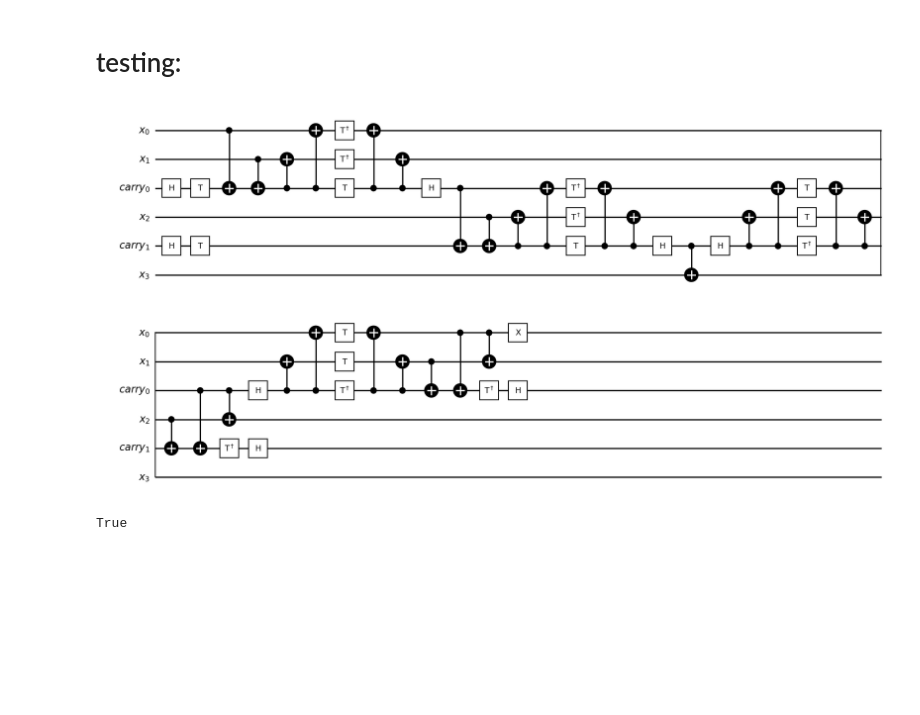
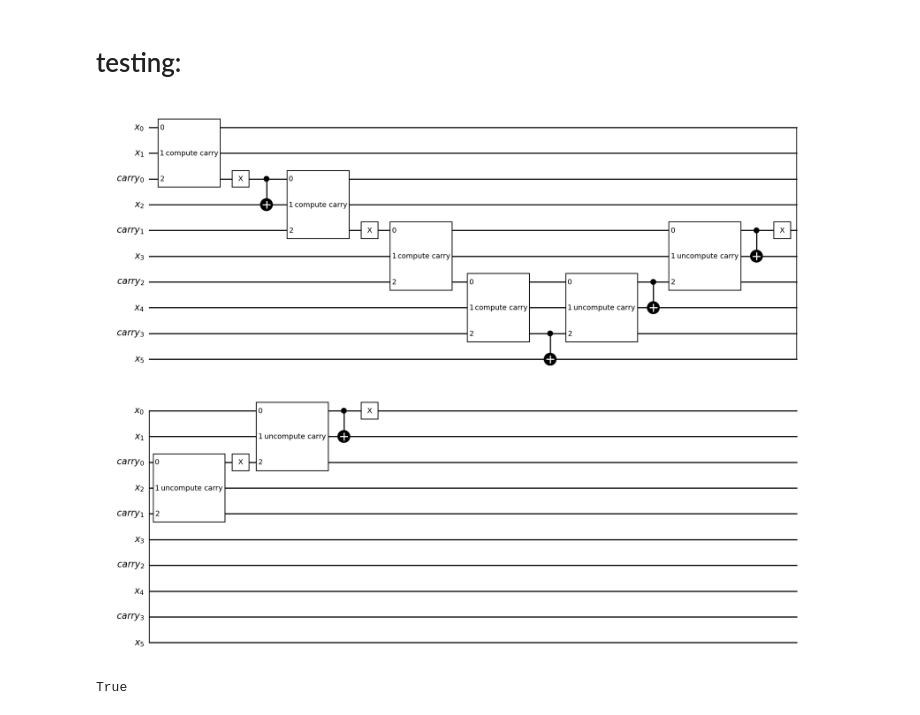
Before and after one commit to akos-nagy/quantum_shifter, a Jupyter notebook: quantum_shifter.ipynb, the cells around one changed output. Drawn from its saved outputs; the diff is of its cells as text; code cells hidden in the pictures; blank space fills up the shorter version.

```diff
--- a/quantum_shifter.ipynb
+++ b/quantum_shifter.ipynb
@@ -96,7 +96,7 @@ def measurement_free_quantum_shifter(k, d):
 
     k_bits = (k >> np.arange(1, d))%2
 
-    compute_carry_gate = compute_carry()#.to_gate()
+    compute_carry_gate = compute_carry().to_gate()
     uncompute_carry_gate = compute_carry_gate.inverse()
     uncompute_carry_gate.label = f"uncompute carry"
 
@@ -104,7 +104,6 @@ def measurement_free_quantum_shifter(k, d):
         quantum_shifter_circuit.x(qregx[0])
         quantum_shifter_circuit.cx(qregx[0], qregx[1])
     quantum_shifter_circuit.compose(compute_carry_gate, qubits=[qregx[0], qregx[1], qcarry[0]], inplace=True)
-    #quantum_shifter_circuit.ccx(qregx[0], qregx[1], qcarry[0])
 
     for idx in range(1, d - 2):
         if k_bits[idx - 1] != k_bits[idx]:
@@ -112,7 +111,6 @@ def measurement_free_quantum_shifter(k, d):
         if k_bits[idx] == 1:
             quantum_shifter_circuit.cx(qcarry[idx - 1], qregx[idx + 1])
         quantum_shifter_circuit.compose(compute_carry_gate, qubits=[qcarry[idx - 1], qregx[idx + 1], qcarry[idx]], inplace=True)
-        #quantum_shifter_circuit.ccx(qcarry[idx - 1], qregx[idx + 1], qcarry[idx])
 
     if k_bits[- 2] != k_bits[- 1]:
         quantum_shifter_circuit.x(qregx[- 1])
@@ -120,14 +118,12 @@ def measurement_free_quantum_shifter(k, d):
 
     for idx in range(d - 3, 0, - 1):
         quantum_shifter_circuit.compose(uncompute_carry_gate, qubits=[qcarry[idx - 1], qregx[idx + 1], qcarry[idx]], inplace=True)
-        #quantum_shifter_circuit.ccx(qcarry[idx - 1], qregx[idx + 1], qcarry[idx])
         if k_bits[idx] == 0:
             quantum_shifter_circuit.cx(qcarry[idx - 1], qregx[idx + 1])
         if k_bits[idx - 1] != k_bits[idx]:
             quantum_shifter_circuit.x(qcarry[idx - 1])
 
     quantum_shifter_circuit.compose(uncompute_carry_gate, qubits=[qregx[0], qregx[1], qcarry[0]], inplace=True)
-    #quantum_shifter_circuit.ccx(qregx[0], qregx[1], qcarry[0])
     if k_bits[0] == 0:
         quantum_shifter_circuit.cx(qregx[0], qregx[1])
         quantum_shifter_circuit.x(qregx[0])
@@ -136,10 +132,10 @@ def measurement_free_quantum_shifter(k, d):
 # %% [markdown]
 # testing:
 # %%
-k, d = 1, 4
+k, d = 5, 6
 measurement_free_quantum_shifter(k, d).draw(output="mpl", style="bw", wire_order=wire_order_maker(d))
 # %% [output]
-[figure, old version]
+[figure, new version]
 # %%
 U = np.array(Operator(measurement_free_quantum_shifter(k, d)))[np.ix_(np.arange(1 << d), np.arange(1 << d))] # operator matrix, assuming zero ancillas
 np.array_equal(np.round(U, 10), shift_matrix(k, d))
```
Also changed, not shown: parts of 12 cells of this notebook.
